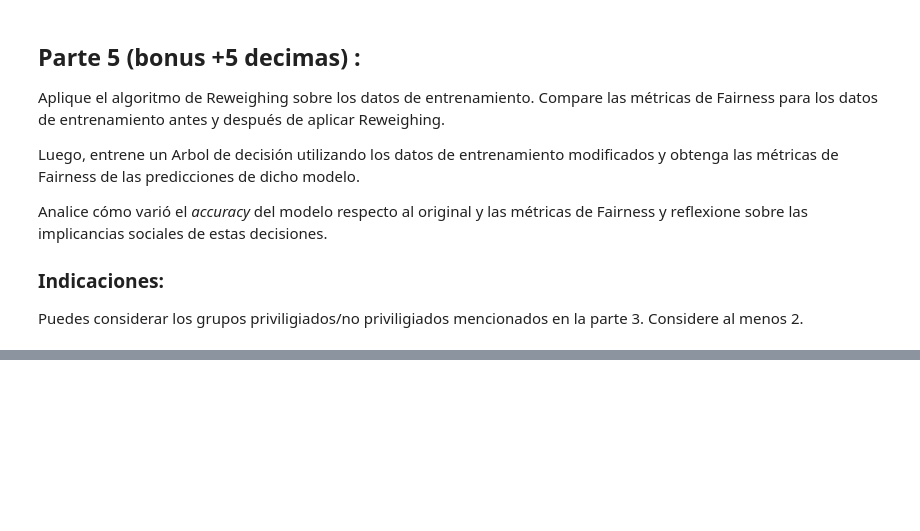
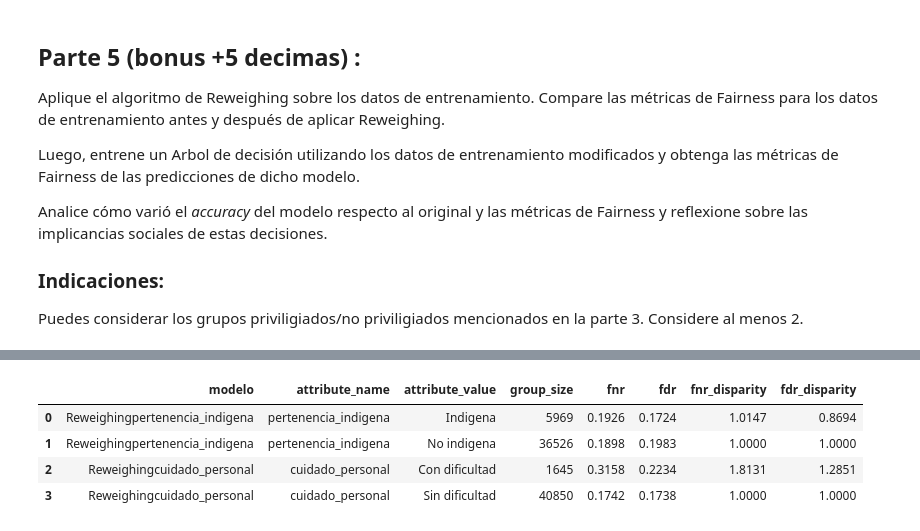
Before and after one commit to SergioHdezDC/Taller_ETI195_Casen2024, a Jupyter notebook: TallerSumativo_2_Casen.ipynb, the cells around one changed output, grey strips where cells are left out. Cells and saved outputs as stored; diff of their text form; code cells hidden in the pictures; blank space fills up the shorter version.

```diff
--- a/TallerSumativo_2_Casen.ipynb
+++ b/TallerSumativo_2_Casen.ipynb
@@ -769,0 +953,70 @@ Puedes considerar los grupos priviligiados/no priviligiados mencionados en la pa
+# %%
+def evaluar_fairness_rw(predicciones, atributo, referencia):
+
+    datos = datos_fairness[["label_value", atributo]].copy()
+    datos["score"] = np.asarray(predicciones, dtype=int)
+    datos = datos.dropna(subset=[atributo])
+    datos[atributo] = datos[atributo].astype(str)
+    # Métricas por grupo
+    tabla_grupos, _ = Group().get_crosstabs(datos[["score", "label_value", atributo]])
+    # Métricas de disparidad
+    tabla_disparidades = Bias().get_disparity_predefined_groups(
+        tabla_grupos,
+        original_df=datos,
+        ref_groups_dict={atributo: str(referencia)},
+        input_group_metrics=["fnr", "fdr"],
+        check_significance=False,
+        fill_divbyzero=None
+        )
+    return tabla_disparidades
+# %%
+resultados_pred_rw = []
+
+for atributo, referencia in grupos_referencia.items():
+    tabla_rw = evaluar_fairness_rw(
+        predicciones_rw[atributo],
+        atributo,
+        referencia
+        )
+    tabla_rw = tabla_rw[
+        [
+            "attribute_name",
+            "attribute_value",
+            "group_size",
+            "fnr",
+            "fdr",
+            "fnr_disparity",
+            "fdr_disparity"
+        ]
+        ].copy()
+
+    tabla_rw["modelo"] = "Reweighing" + atributo
+    resultados_pred_rw.append(tabla_rw)
+
+
+# Unión de resultados
+fairness_rw = pd.concat(
+    resultados_pred_rw,
+    ignore_index=True
+    )
+
+display(
+    fairness_rw[
+        [
+            "modelo",
+            "attribute_name",
+            "attribute_value",
+            "group_size",
+            "fnr",
+            "fdr",
+            "fnr_disparity",
+            "fdr_disparity"
+        ]
+        ].round(4)
+    )
+# %% [output]
+|  | modelo | attribute_name | attribute_value | group_size | fnr | fdr | fnr_disparity | fdr_disparity |
+| 0 | Reweighingpertenencia_indigena | pertenencia_indigena | Indigena | 5969 | 0.1926 | 0.1724 | 1.0147 | 0.8694 |
+| 1 | Reweighingpertenencia_indigena | pertenencia_indigena | No indigena | 36526 | 0.1898 | 0.1983 | 1.0000 | 1.0000 |
+| 2 | Reweighingcuidado_personal | cuidado_personal | Con dificultad | 1645 | 0.3158 | 0.2234 | 1.8131 | 1.2851 |
+| 3 | Reweighingcuidado_personal | cuidado_personal | Sin dificultad | 40850 | 0.1742 | 0.1738 | 1.0000 | 1.0000 |
```
Also changed, not shown: parts of 12 cells of this notebook.
